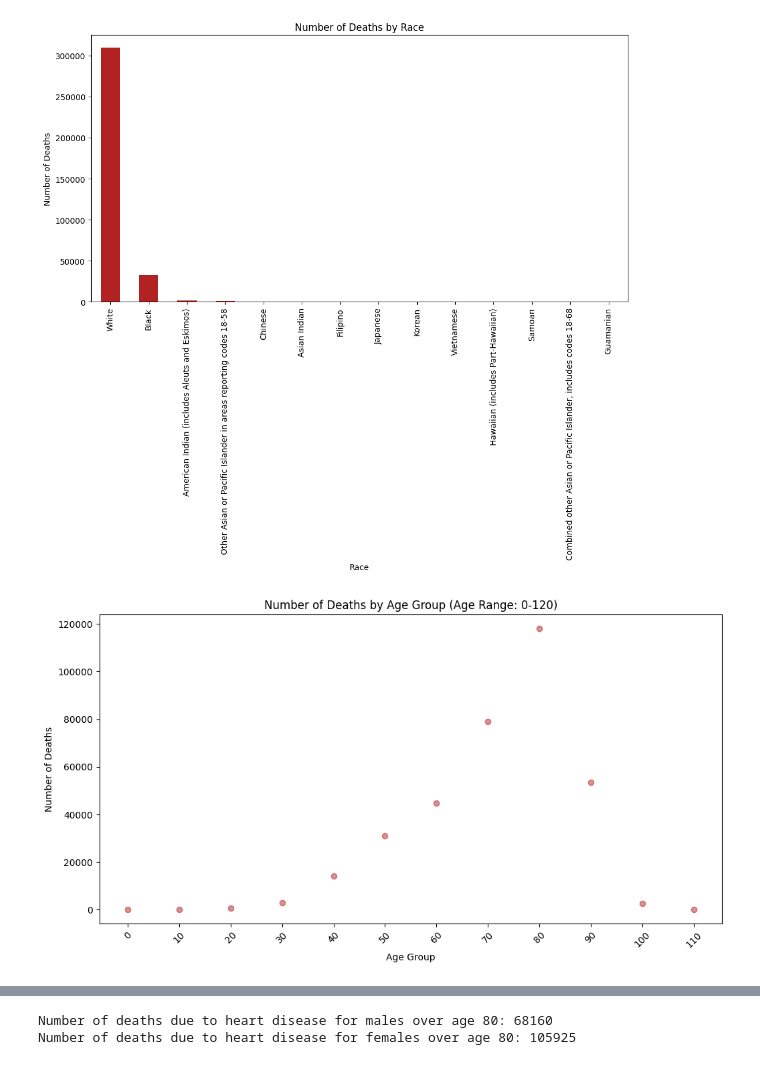
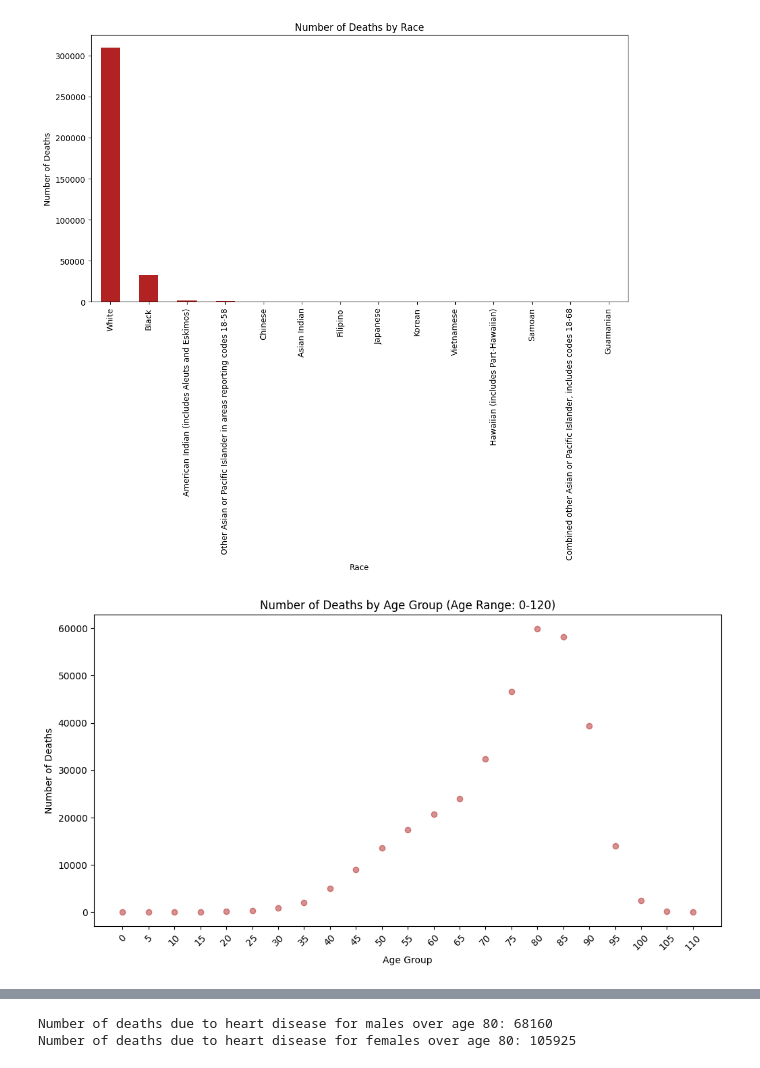
Before and after one commit to azmedtech/ASU_DA_Project1_Team2, a Jupyter notebook: Heart_Disease_2005.ipynb, the cells around one changed output, grey strips where cells are left out. Saved outputs shown, nothing was run; the diff lists cells and outputs as text; code cells hidden in the pictures.

```diff
--- a/Heart_Disease_2005.ipynb
+++ b/Heart_Disease_2005.ipynb
@@ -372,22 +513,27 @@ plt.show()
 # %%
 # Create a scatter plot of deaths by age
 
+#Define data points every 5 years to provide more data points for plotting
+
+# Adjust the age group calculation to group data by 5-year intervals
+filtered_df["age_group"] = ((filtered_df["detail_age"] - 1) // 5) * 5
+
 # Group by age group and count the number of deaths in each group
-age_group_counts = filtered_df.groupby('age_group').size()
+age_group_counts = filtered_df.groupby("age_group").size()
 
 # Convert age_group_counts index to numeric
 age_group_counts.index = pd.to_numeric(age_group_counts.index)
 
 # Create a scatter plot of deaths by age group
 plt.figure(figsize=(12, 6))
-plt.scatter(age_group_counts.index, age_group_counts, color='firebrick', alpha=0.5)
-plt.title('Number of Deaths by Age Group (Age Range: 0-120)')
-plt.xlabel('Age Group')
-plt.ylabel('Number of Deaths')
+plt.scatter(age_group_counts.index, age_group_counts, color="firebrick", alpha=0.5)
+plt.title("Number of Deaths by Age Group (Age Range: 0-120)")
+plt.xlabel("Age Group")
+plt.ylabel("Number of Deaths")
 plt.xticks(age_group_counts.index, rotation=45)
 plt.show()
 # %% [output]
-[figure, old version]
+[figure, new version]
 # %%
 #Determine if there is a relationship between age and death due to heart disease using linear regression analysis
 
```
Also changed, not shown: parts of 33 cells of this notebook, 1 other file.
